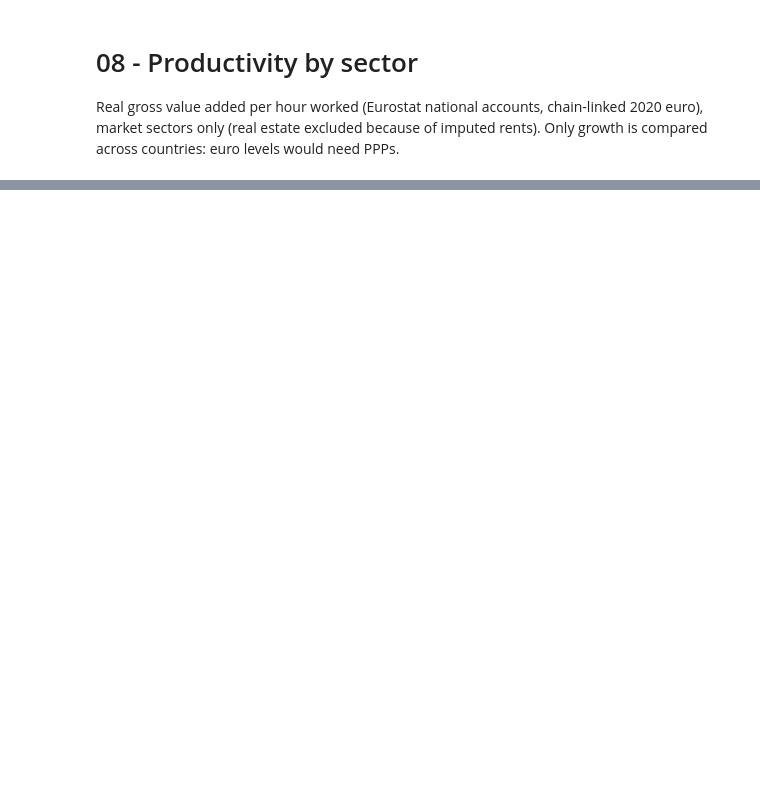
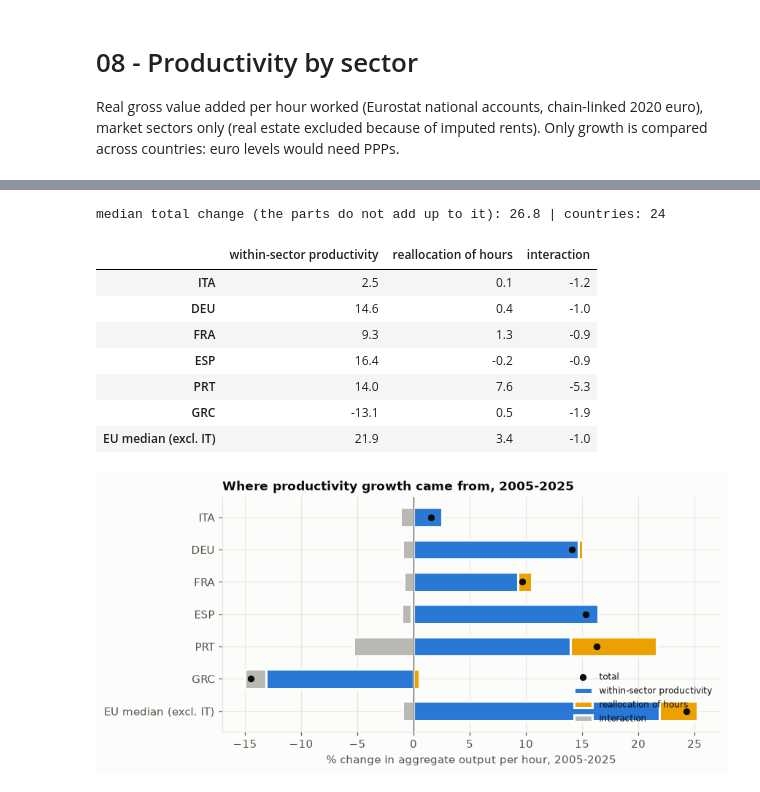
Before and after one commit to dbellavista/cifre-significative, a Jupyter notebook: notebooks/08_productivity_sectors.ipynb, the cells around one changed output, grey strips where cells are left out. Cells and saved outputs as stored; diff of their text form; code cells hidden in the pictures; blank space fills up the shorter version.

```diff
--- a/notebooks/08_productivity_sectors.ipynb
+++ b/notebooks/08_productivity_sectors.ipynb
@@ -46,19 +64,30 @@ ax.set_title("Sector productivity growth, 2005-2019"); ax.legend(fontsize=8, loc
 # %%
 # Shift-share: within-sector productivity vs reallocation of hours across sectors (percent change in aggregate productivity)
 countries = ["ITA", "DEU", "FRA", "ESP", "PRT", "GRC"]
-rows = {c: shift_share(sectors, c, 2005, 2019) for c in countries}
-oth = pd.DataFrame({c: shift_share(sectors, c, 2005, 2019) for c in EU27_ISO3 if c in sectors.iso3.unique() and c != ITALY}).T.median()
+rows = {c: shift_share(sectors, c, A, B) for c in countries}
+oth = pd.DataFrame({c: shift_share(sectors, c, A, B) for c in SAMPLE if c != ITALY}).T; print('median total change (the parts do not add up to it):', round(oth.sum(axis=1).median(), 1), '| countries:', len(oth)); oth = oth.median()
 dec = pd.DataFrame(rows).T; dec.loc["EU median (excl. IT)"] = oth
 fig, ax = plt.subplots(figsize=(8, 3.8)); cols = ["#2a78d6", "#eda100", "#b9b8b2"]
 pos = np.zeros(len(dec)); neg = np.zeros(len(dec))
 for part, col in zip(dec.columns, cols):
     v = dec[part].values; base = np.where(v >= 0, pos, neg)
     ax.barh(range(len(dec)), v, left=base, color=col, height=0.6, label=part, edgecolor=SURFACE, linewidth=2)
     pos += np.where(v >= 0, v, 0); neg += np.where(v < 0, v, 0)
 ax.scatter(dec.sum(axis=1), range(len(dec)), color=INK, s=26, zorder=5, label="total")
 ax.set_yticks(range(len(dec)), dec.index); ax.invert_yaxis(); ax.axvline(0, color=INK2, lw=0.8)
-ax.set_xlabel("% change in aggregate output per hour, 2005-2019"); ax.set_title("Where productivity growth came from, 2005-2019"); ax.legend(fontsize=8, loc="lower right"); save(fig, "08_shift_share")
+ax.set_xlabel("% change in aggregate output per hour, 2005-2025"); ax.set_title("Where productivity growth came from, 2005-2025"); ax.legend(fontsize=8, loc="lower right"); save(fig, "08_shift_share")
 display(dec.round(1))
+# %% [output]
+median total change (the parts do not add up to it): 26.8 | countries: 24
+|  | within-sector productivity | reallocation of hours | interaction |
+| ITA | 2.5 | 0.1 | -1.2 |
+| DEU | 14.6 | 0.4 | -1.0 |
+| FRA | 9.3 | 1.3 | -0.9 |
+| ESP | 16.4 | -0.2 | -0.9 |
+| PRT | 14.0 | 7.6 | -5.3 |
+| GRC | -13.1 | 0.5 | -1.9 |
+| EU median (excl. IT) | 21.9 | 3.4 | -1.0 |
+[figure, added]
 # %%
 # Structure: share of hours by sector, 2005 vs latest year with data (Italy vs median of the others)
 def hshare(y):
```
Also changed, not shown: parts of 4 cells of this notebook, 16 other files.
